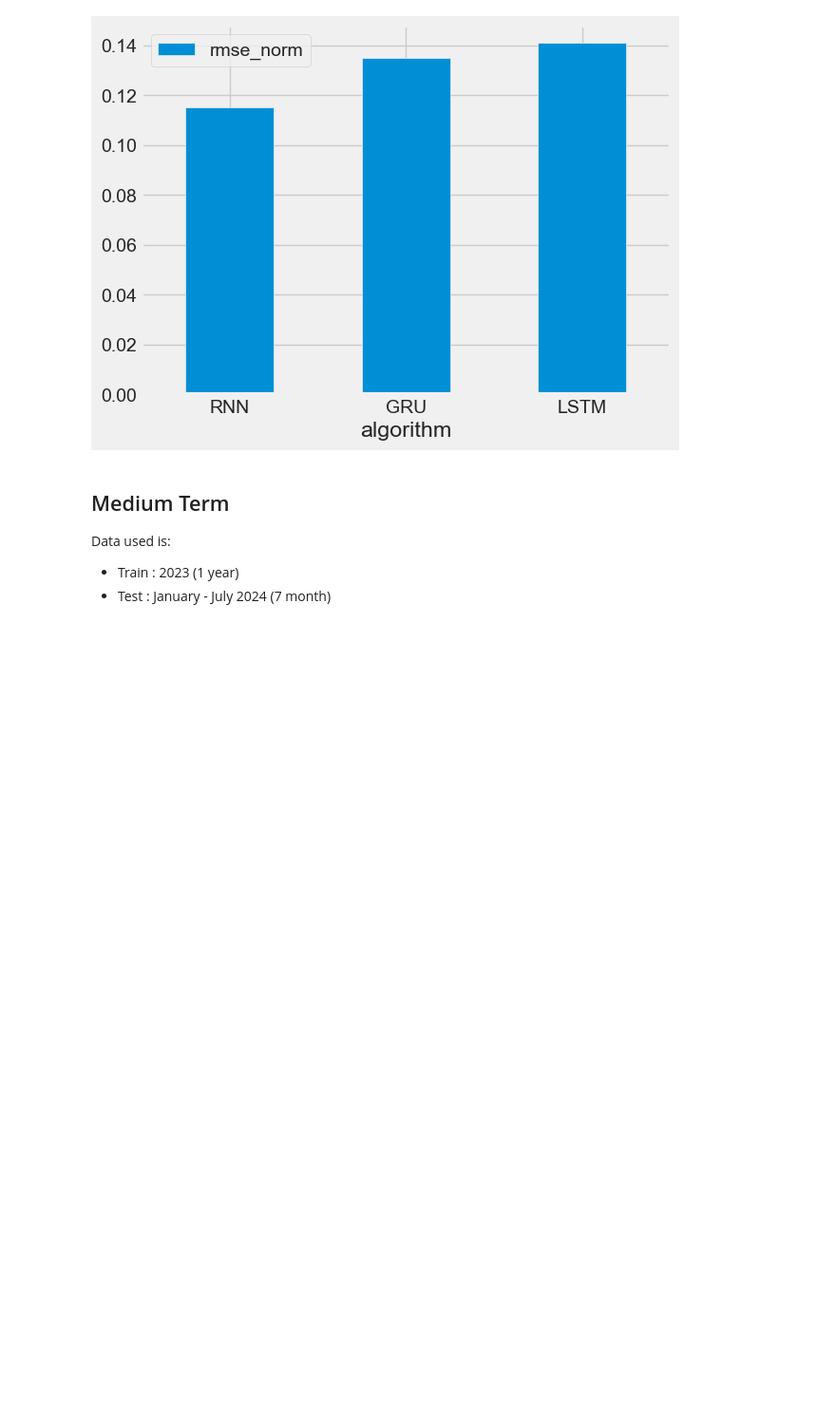
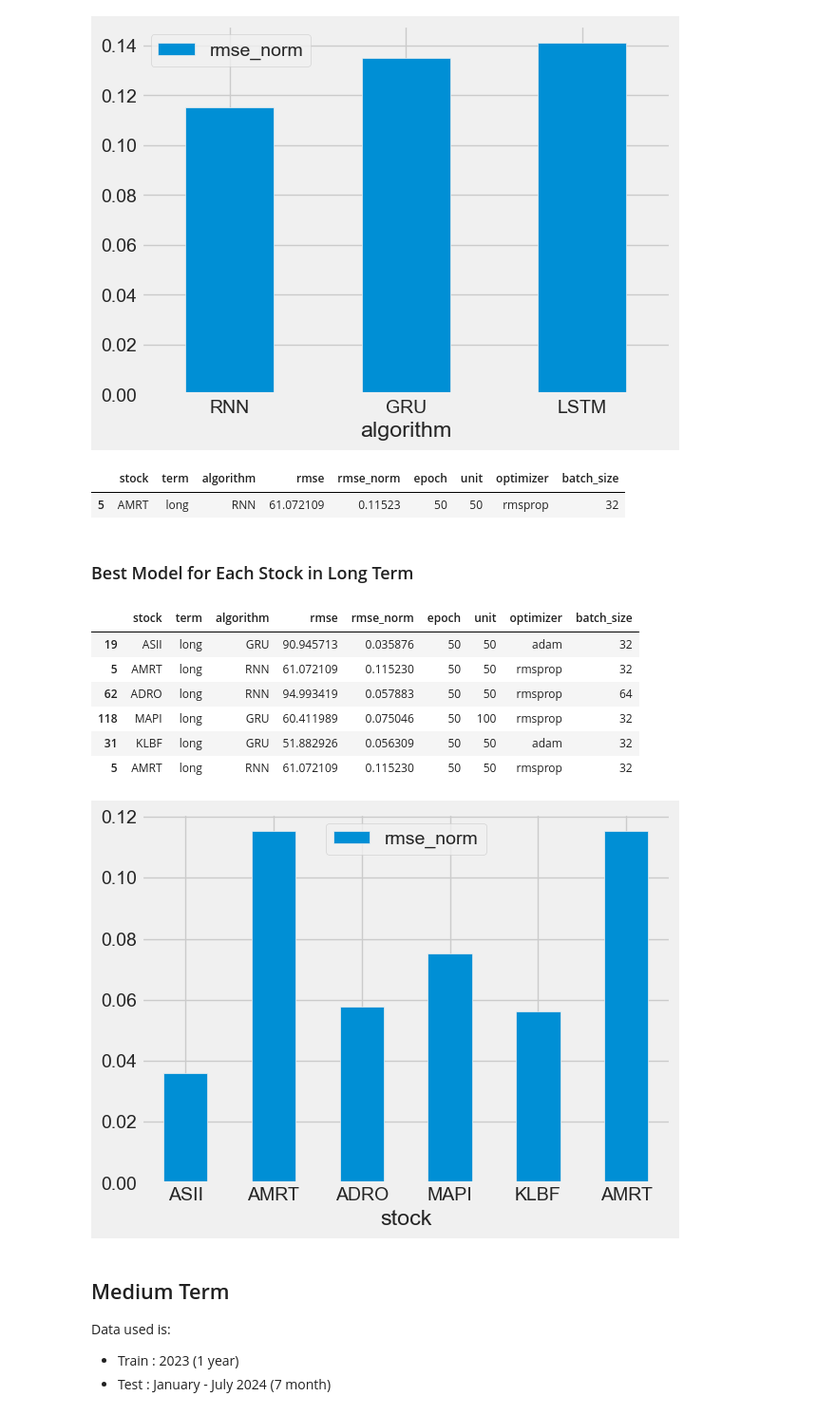
Before and after one commit to melikacandra/lstm_gru_rnn_price_predict, a Jupyter notebook: code_main/paper.ipynb, the cells around one changed output. Shown at 95% size. Cells and saved outputs as stored; diff of their text form; code cells hidden in the pictures; blank space fills up the shorter version.

Commit message:
best model result done

```diff
--- a/code_main/paper.ipynb
+++ b/code_main/paper.ipynb
@@ -204,3 +220,8 @@ data_tuning_long_ADRO
 | 133 | ADRO | long | GRU | 115.869519 | 0.073335 | 50 | 100 | adam | 32 |
 | 24 | ADRO | long | LSTM | 128.380001 | 0.081253 | 50 | 50 | adam | 32 |
 [figure]
+# %%
+#Best Model for ADRO long
+minimum_ADRO_long = data_tuning_long_ADRO["rmse_norm"].min()
+minimum_config_ADRO_long = data_tuning_long_ADRO[data_tuning_long_ADRO["rmse_norm"] == minimum_ADRO_long]
+minimum_config_ADRO_long
@@ -258,3 +282,8 @@ data_tuning_long_MAPI
 | 118 | MAPI | long | GRU | 60.411989 | 0.075046 | 50 | 100 | rmsprop | 32 |
 | 135 | MAPI | long | LSTM | 86.438454 | 0.107377 | 50 | 100 | adam | 32 |
 [figure]
+# %%
+#Best Model for MAPI long
+minimum_MAPI_long = data_tuning_long_MAPI["rmse_norm"].min()
+minimum_config_MAPI_long = data_tuning_long_MAPI[data_tuning_long_MAPI["rmse_norm"] == minimum_MAPI_long]
+minimum_config_MAPI_long
@@ -312,3 +344,8 @@ data_tuning_long_KLBF
 | 31 | KLBF | long | GRU | 51.882926 | 0.056309 | 50 | 50 | adam | 32 |
 | 30 | KLBF | long | LSTM | 72.659141 | 0.080286 | 50 | 50 | adam | 32 |
 [figure]
+# %%
+#Best Model for KLBF long
+minimum_KLBF_long = data_tuning_long_KLBF["rmse_norm"].min()
+minimum_config_KLBF_long = data_tuning_long_KLBF[data_tuning_long_KLBF["rmse_norm"] == minimum_KLBF_long]
+minimum_config_KLBF_long
@@ -366,6 +406,35 @@ data_tuning_long_TLKM
 | 130 | AMRT | long | GRU | 71.662189 | 0.135212 | 50 | 100 | adam | 32 |
 | 129 | AMRT | long | LSTM | 74.762638 | 0.141062 | 50 | 100 | adam | 32 |
 [figure]
+# %%
+#Best Model for TLKM long
+minimum_TLKM_long = data_tuning_long_TLKM["rmse_norm"].min()
+minimum_config_TLKM_long = data_tuning_long_TLKM[data_tuning_long_TLKM["rmse_norm"] == minimum_TLKM_long]
+minimum_config_TLKM_long
+# %% [output]
+|  | stock | term | algorithm | rmse | rmse_norm | epoch | unit | optimizer | batch_size |
+| 5 | AMRT | long | RNN | 61.072109 | 0.11523 | 50 | 50 | rmsprop | 32 |
+# %% [markdown]
+### Best Model for Each Stock in Long Term
+# %%
+best_data_long = pd.concat([minimum_config_ASII_long,
+                            minimum_config_AMRT_long,
+                            minimum_config_ADRO_long,
+                            minimum_config_MAPI_long,
+                            minimum_config_KLBF_long,
+                            minimum_config_TLKM_long]
+                            )
+bar_tuning_long = best_data_long.plot.bar(x='stock', y=['rmse_norm'], rot=0)
+best_data_long
+# %% [output]
+|  | stock | term | algorithm | rmse | rmse_norm | epoch | unit | optimizer | batch_size |
+| 19 | ASII | long | GRU | 90.945713 | 0.035876 | 50 | 50 | adam | 32 |
+| 5 | AMRT | long | RNN | 61.072109 | 0.115230 | 50 | 50 | rmsprop | 32 |
+| 62 | ADRO | long | RNN | 94.993419 | 0.057883 | 50 | 50 | rmsprop | 64 |
+| 118 | MAPI | long | GRU | 60.411989 | 0.075046 | 50 | 100 | rmsprop | 32 |
+| 31 | KLBF | long | GRU | 51.882926 | 0.056309 | 50 | 50 | adam | 32 |
+| 5 | AMRT | long | RNN | 61.072109 | 0.115230 | 50 | 50 | rmsprop | 32 |
+[figure, added]
 # %% [markdown]
 ## Medium Term
 Data used is:
```
Also changed, not shown: parts of 22 cells of this notebook.
